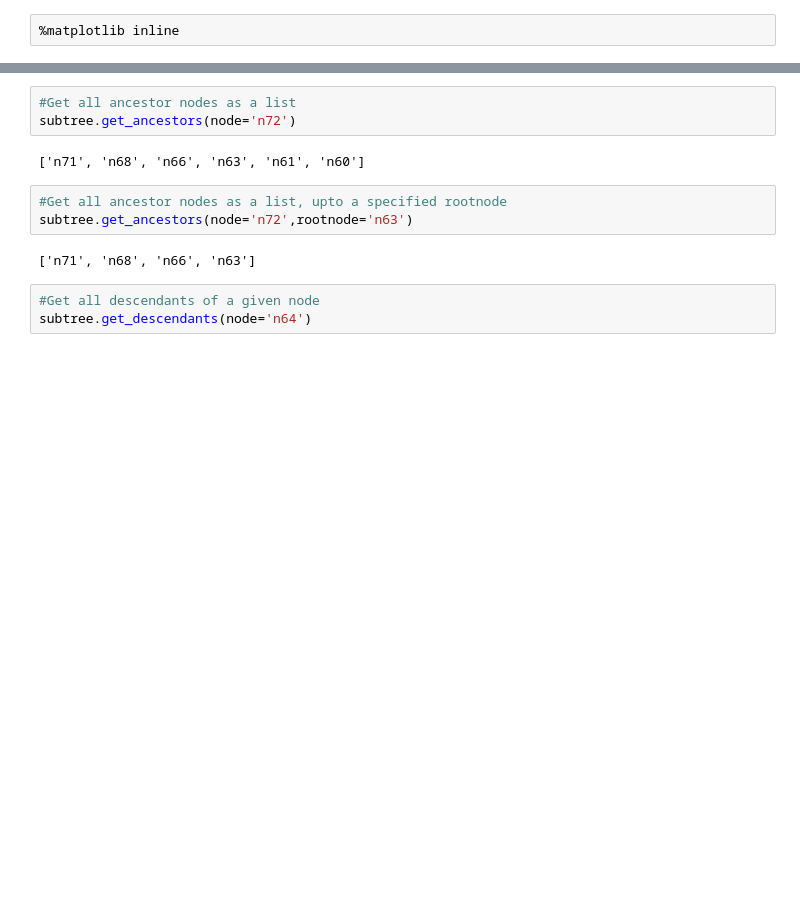
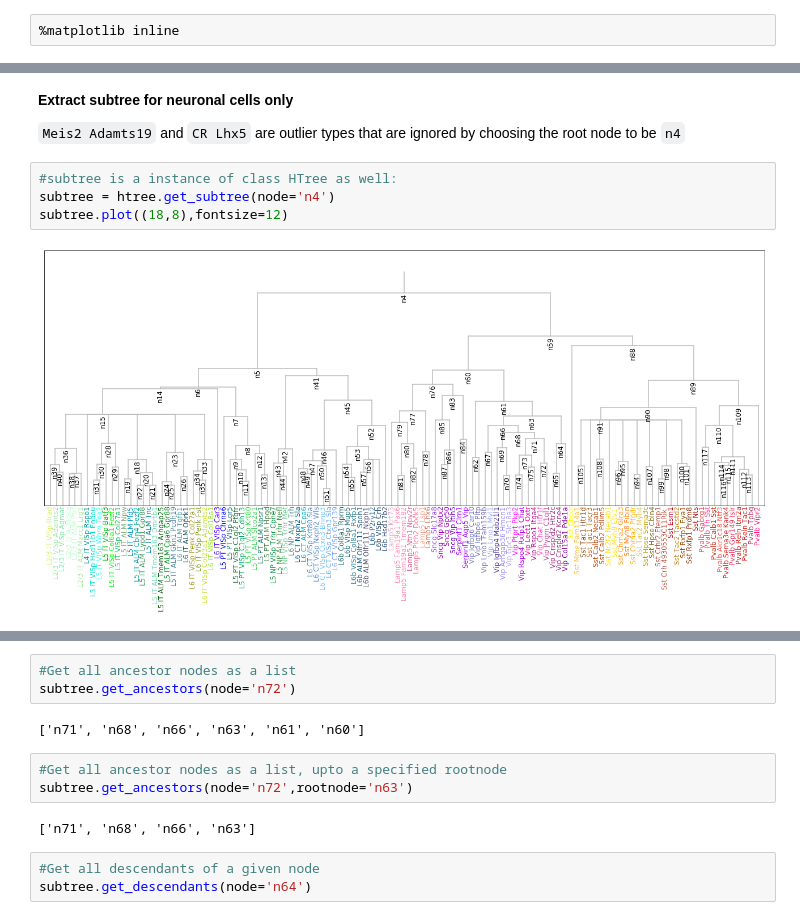
Before and after one commit to AllenInstitute/celltype_hierarchy, a Jupyter notebook: examples.ipynb, the cells around one changed output, grey strips where cells are left out. Drawn from its saved outputs; the diff is of its cells as text; blank space fills up the shorter version.

```diff
--- a/examples.ipynb
+++ b/examples.ipynb
@@ -10,0 +11,10 @@ htree.plot(figsize=(18,8),fontsize=10)
+# %% [markdown]
+**Extract subtree for neuronal cells only**
+
+`Meis2 Adamts19` and `CR Lhx5` are outlier types that are ignored by choosing the root node to be `n4`
+# %%
+#subtree is a instance of class HTree as well:
+subtree = htree.get_subtree(node='n4')
+subtree.plot((18,8),fontsize=12)
+# %% [output]
+[figure, added]
```
Also changed, not shown: parts of 15 cells of this notebook, 1 other file.
